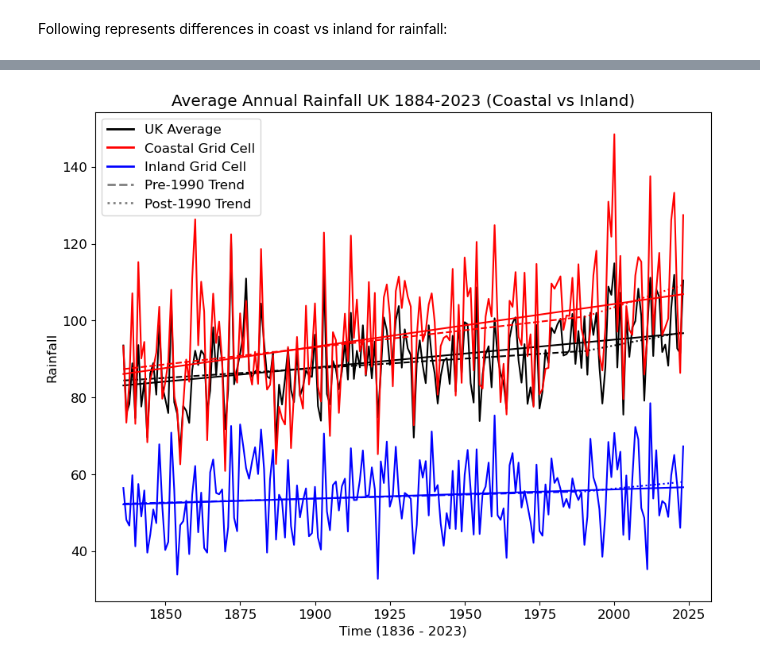
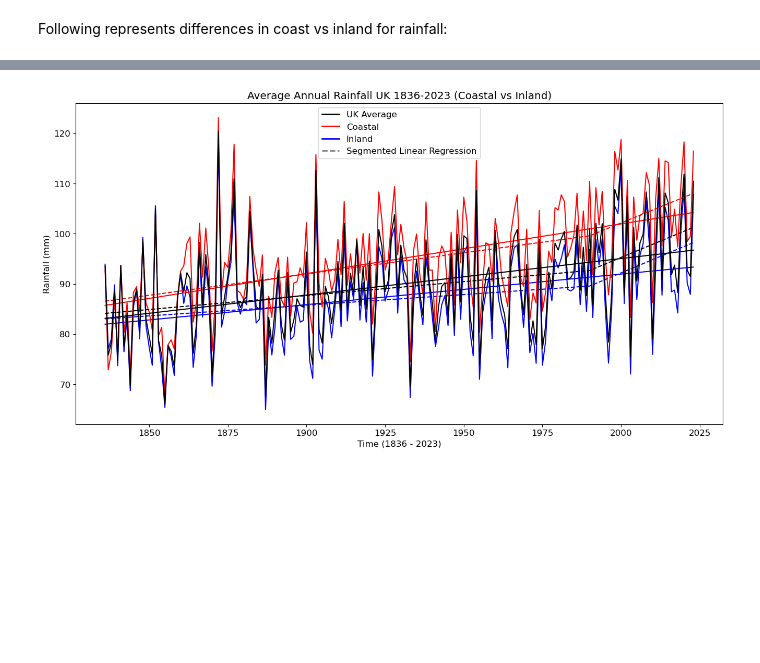
Before and after one commit to mazx7/MSc, a Jupyter notebook: Further Visualisation of HadUK Data.ipynb, the cells around one changed output, grey strips where cells are left out. Saved outputs shown, nothing was run; the diff lists cells and outputs as text; code cells hidden in the pictures; blank space fills up the shorter version.

```diff
--- a/Further Visualisation of HadUK Data.ipynb
+++ b/Further Visualisation of HadUK Data.ipynb
@@ -779,85 +629,63 @@ SGC Linear Fit Total Gradient (Slope): 0.023849
 # %% [markdown]
 Following represents differences in coast vs inland for rainfall:
 # %%
-target_lon = 260000
-target_lat = 150000
-target_lon2 = 470000
-target_lat2 = 250000
+import numpy as np
+import xarray as xr
+from scipy.ndimage import convolve
+import matplotlib.pyplot as plt
+from sklearn.linear_model import LinearRegression
 
-mean_rain = np.mean(data_all_months, axis=0) #mean rainfall for all grid cells
 
-lons = data_rain.projection_x_coordinate.values #creates an array of longitudes and latitudes (x and y coords) contained in dataset
-lats = data_rain.projection_y_coordinate.values #using data_temp because this is a single cd file so contains single value for grid coordinates
+rain_all = block_reduce(data_all_months, block_size=(12, 1, 1), func=np.mean, cval=np.nan)
+nan_mask = np.isnan(rain_all[0])
 
-lon_mesh, lat_mesh = np.meshgrid(lons, lats) #creates the meshgrid of lons and lats which transforms the 2 1D arrays into 2D arrays so that there is a workable coordinaate system
+kernel = np.array([[1, 1, 1],
+                   [1, 0, 1],
+                   [1, 1, 1]])
 
-selected_point1 = data_temp.sel(projection_x_coordinate=target_lon, #using .sel method to select the grid cell with coordinates closest to the inputted long and lat.
-                               projection_y_coordinate=target_lat, #projection_x/y_coordinate is the variable in the dataset that contains the x and y coords usinig the BNG system
-                               method='nearest')
-selected_point2 = data_temp.sel(projection_x_coordinate=target_lon2, #adding second slected grid cell
-                               projection_y_coordinate=target_lat2,
-                               method='nearest')
+adjacent_nan_count = convolve(nan_mask.astype(int), kernel, mode="constant", cval=1)
 
-nearest_lon_idx = np.abs(lons - target_lon).argmin() #subtracts the inputted long/lat from every other value and creates an array of differnces between them, np.abs then takes the abs value of these and argmin returns the index of the grid cell witht the shortest distance from the target value
-nearest_lat_idx = np.abs(lats - target_lat).argmin() #this is used because when selecting a grid cell for plotting later, it's easier to use the index
-nearest_lon_idx2 = np.abs(lons - target_lon2).argmin()#adding second slected grid cell
-nearest_lat_idx2 = np.abs(lats - target_lat2).argmin()
+inland_mask = (adjacent_nan_count == 0) & ~nan_mask
 
-print(f"Nearest index for longitude1: {nearest_lon_idx}") #checking which indicies have been selected
-print(f"Nearest index for latitude1: {nearest_lat_idx}")
-print(f"Nearest index for longitude2: {nearest_lon_idx2}") #adding second slected grid cell
-print(f"Nearest index for latitude2: {nearest_lat_idx2}")
+coastal_mask = (adjacent_nan_count > 0) & ~nan_mask
 
-plt.figure(figsize=(10, 8))
-plt.pcolormesh(lon_mesh, lat_mesh, mean_rain, cmap='viridis', shading='auto') #plots the meshgrid creaated previously with a colourbar etc
-cbar = plt.colorbar()
-cbar.set_label("Rainfall (mm)")
+inland_temp = np.nanmean(rain_all[:, inland_mask], axis=1)
+coastal_temp = np.nanmean(rain_all[:, coastal_mask], axis=1)
+uk_avg_temp = np.nanmean(rain_all, axis=(1, 2))
 
-plt.scatter(lon_mesh[nearest_lat_idx, nearest_lon_idx], #overlays the meshgrid plot with a scatter plot containing one point plotted at the coords of the targeted grid cell (marker set to square for aesthetic purposes to make it clearer we are selecting a crid cell, does not highlight the grid cell specifically)
-            lat_mesh[nearest_lat_idx, nearest_lon_idx], #using the indices to select the correct coordinate from the 2D arrays
-            color='red', s=25, marker='s', label='Coastal Grid Cell')
-plt.xlabel('Longitude') #labelling the plot, adding legend to signify the highlighted region is the selected grid cell
-plt.ylabel('Latitude')
-plt.title('Mean Rainfall over Time (Coastal vs Inland)')
+time = np.arange(1836, 2024)
 
-plt.scatter(lon_mesh[nearest_lat_idx2, nearest_lon_idx2], #adding second slected grid cell
-            lat_mesh[nearest_lat_idx2, nearest_lon_idx2],
-            color='blue', s=25, marker='s', label='inland Grid Cell')
+lons = data_temp.projection_x_coordinate.values
+lats = data_temp.projection_y_coordinate.values
+lon_mesh, lat_mesh = np.meshgrid(lons, lats)
 
+plt.figure(figsize=(12, 10))
+plt.scatter(lon_mesh[inland_mask], lat_mesh[inland_mask], c="blue", s=10, label="Inland")
+plt.scatter(lon_mesh[coastal_mask], lat_mesh[coastal_mask], c="red", s=10, label="Coastal")
+plt.xlabel("Longitude")
+plt.ylabel("Latitude")
+plt.title("Coastal vs Inland Grid Cells")
 plt.legend()
+plt.grid(True)
 plt.show()
 
-#block reduce cuts the data into blocks and applies a function to each block (the function is the mean and the block size is 12 months)
-rain = block_reduce(data_all_months[:,nearest_lat_idx, nearest_lon_idx], block_size=(12), func=np.mean, cval=np.mean(data_all_months))
-rain2 = block_reduce(data_all_months[:,nearest_lat_idx2, nearest_lon_idx2], block_size=(12), func=np.mean, cval=np.mean(data_all_months)) #adding second slected grid cell
-rain_all = block_reduce(data_all_months, block_size=(12,1,1), func=np.mean, cval=np.mean(data_all_months))#(12,1,1) means we group the time dimension into blocks of 12 months 91 year) but 1 (y) and 1 (x) means that we retain the spatial dimensions alreaady present in the data, i.e. there is no grouping of spatial data
+plt.figure(figsize=(16, 8))
+plot_with_regression(time, inland_temp, label="Inland", color="blue")
+plot_with_regression(time, coastal_temp, label="Coastal", color="red")
+plot_with_regression(time, uk_avg_temp, label="UK Average", color="black")
 
-#data is then averaged over the coordinate dimensions with nanmean being used to ignore NaN values
-rain_mean2 = np.nanmean(rain_all, axis=(1, 2)) #rain_all has already created a grid of average rainfall in 12 month segments, so here i set axis=(1,2) so that the nanmean function acts only over the x 910 and y (2) dimensions and does not try to average again over time (0)
-time = np.arange(1836,2024)
-
-pre_1990_indices = time < 1990 #defining the numbers in time array that are below and abover 1990
-post_1990_indices = time >= 1990
-
-plt.figure(figsize=(10, 8)) #generates figure
-
-plot_with_regression(time, rain_mean2, 'black', 'Average Linear Fit') #calling function for average and each selected grid cell
-plot_with_regression(time, rain, 'r', 'CGC Linear Fit')
-plot_with_regression(time, rain2, 'b', 'IGC Linear Fit')
 plt.xlabel('Time (1836 - 2023)')
-plt.ylabel('Rainfall')
-plt.title('Average Annual Rainfall UK 1884-2023 (Coastal vs Inland)')
-plt.rcParams.update({'font.size': 12})
-
+plt.ylabel('Rainfall (mm)')
+plt.title('Average Annual Rainfall UK 1836-2023 (Coastal vs Inland)')
 
 #better way of adding a legend
 legend_elements = [
     Line2D([0], [0], color='black', lw=2, label='UK Average'),
-    Line2D([0], [0], color='red', lw=2, label='Coastal Grid Cell'),
-    Line2D([0], [0], color='blue', lw=2, label='Inland Grid Cell'),
+    Line2D([0], [0], color='red', lw=2, label='Coastal'),
+    Line2D([0], [0], color='blue', lw=2, label='Inland'),
 
-    Line2D([0], [0], color='gray', linestyle='--', lw=2, label='Pre-1990 Trend'),
-    Line2D([0], [0], color='gray', linestyle=':', lw=2, label='Post-1990 Trend')
+    Line2D([0], [0], color='gray', linestyle='--', lw=2, label='Segmented Linear Regression'),
+
 ]
 plt.legend(handles=legend_elements)
 plt.show()
@@ -885,4 +711,4 @@ IGC Linear Fit Total Gradient (Slope): 0.023849
-[figure, old version]
+[figure, new version]
 # %%
 
 #same code as before but for rainfall data:
```
Also changed, not shown: parts of 12 cells of this notebook.
